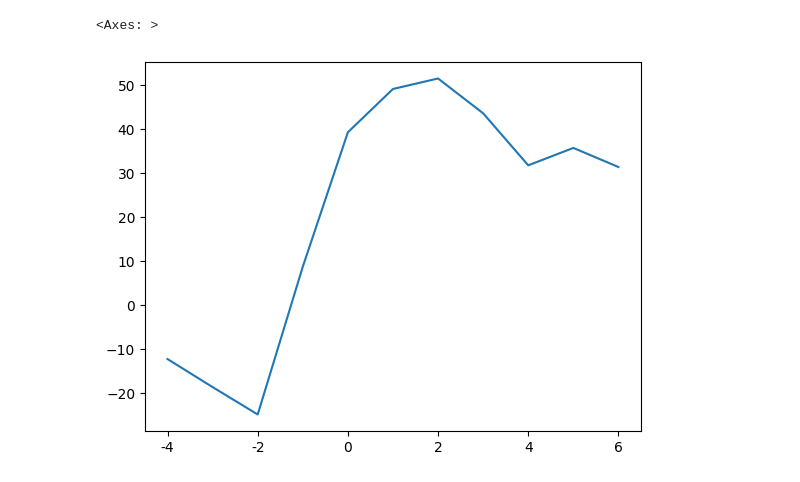
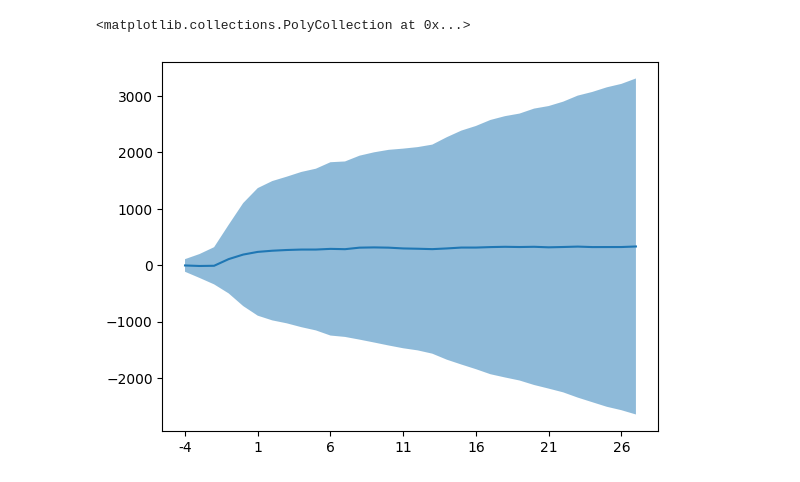
Before and after one commit to SocialChangeLab/media-impact-monitor, a Jupyter notebook: notebooks/2024-04-12-david-impact-api.ipynb, the cells around one changed output. Cells and saved outputs as stored; diff of their text form; code cells hidden in the pictures.

```diff
--- a/notebooks/2024-04-12-david-impact-api.ipynb
+++ b/notebooks/2024-04-12-david-impact-api.ipynb
@@ -54,5 +70,13 @@ pd.Series(data["impact_average_lower"]).plot()
-# %%
-pd.Series(data["impact_average"]).cumsum().plot()
-# %% [output]
-<Axes: >
-[figure, removed]
+# %%
+import matplotlib.pyplot as plt
+
+pd.Series(data["impact_average"]).plot()
+plt.fill_between(
+    pd.Series(data["impact_average"]).index,
+    pd.Series(data["impact_average_lower"]).values,
+    pd.Series(data["impact_average_upper"]).values,
+    alpha=0.5,
+)
+# %% [output]
+<matplotlib.collections.PolyCollection at 0x...>
+[figure, added]
```
Also changed, not shown: parts of 3 cells of this notebook, 4 other files.
